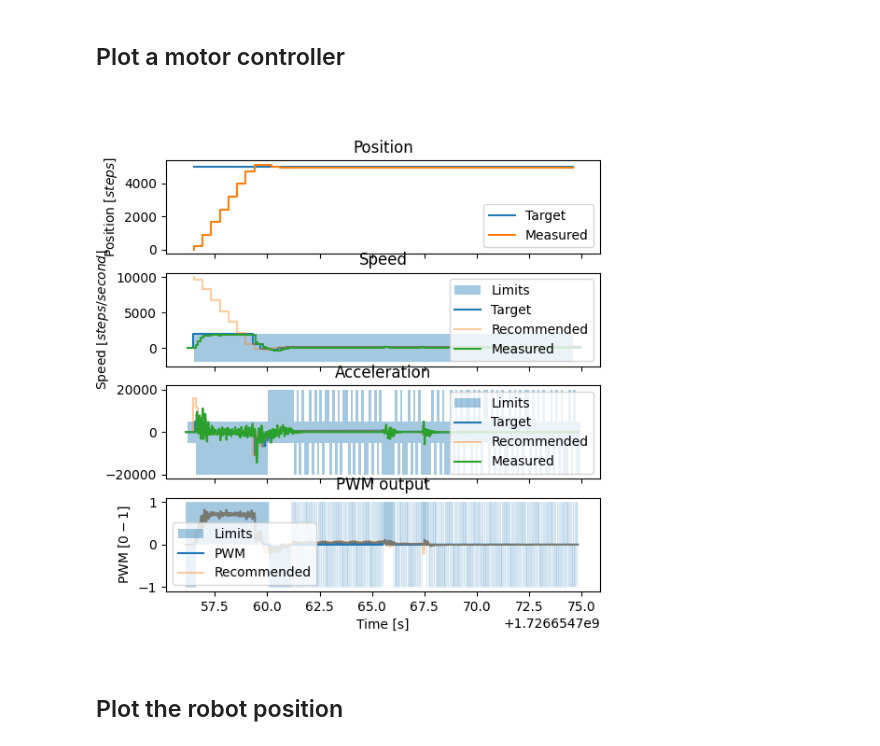
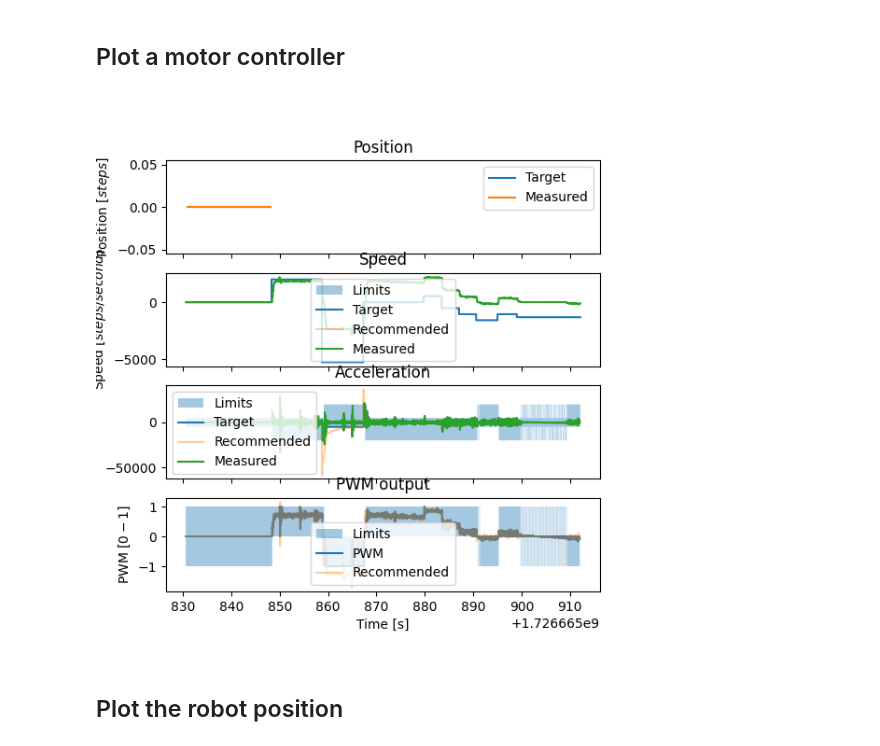
Before and after one commit to jgOhYeah/ECE4191_E43_S2_2024, a Jupyter notebook: main_software/odometry/plot_control.ipynb, the cells around one changed output. Cells and saved outputs as stored; diff of their text form; code cells hidden in the pictures.

```diff
--- a/main_software/odometry/plot_control.ipynb
+++ b/main_software/odometry/plot_control.ipynb
@@ -10,7 +10,8 @@ import numpy as np
 ## Plot a motor controller
 # %%
 # Load data
-log_dir = "test"
+# log_dir = "test"
+log_dir = "left"
 accel_df = pd.read_csv(f"{log_dir}/acceleration.csv")
 speed_df = pd.read_csv(f"{log_dir}/speed.csv")
 pos_df = pd.read_csv(f"{log_dir}/position.csv")
@@ -34,34 +35,34 @@ ax_pwm.set_xlabel("Time [s]")
 ax_pwm.legend()
 # ax_pwm.set_ylim((0,1))
 
 # Plot acceleration
 ax_accel.fill_between(speed_df["Timestamp [s]"].values, speed_df["Limit Min"].values, speed_df["Limit Max"].values, step="pre", alpha=0.4, label="Limits")
 ax_accel.step(accel_df["Timestamp [s]"].values, accel_df["Target"].values, label="Target")
 ax_accel.step(speed_df["Timestamp [s]"].values, speed_df["Last Windup"].values + speed_df["Output"].values, alpha=0.4, label="Recommended")
 ax_accel.step(accel_df["Timestamp [s]"].values, accel_df["Current"].values, label="Measured")
 ax_accel.set_title("Acceleration")
 ax_accel.set_ylabel("Acceleration [$steps / second^2$]")
 ax_accel.legend()
 
 # Plot speed
 ax_speed.fill_between(pos_df["Timestamp [s]"].values, pos_df["Limit Min"].values, pos_df["Limit Max"].values, step="pre", alpha=0.4, label="Limits")
 ax_speed.step(speed_df["Timestamp [s]"].values, speed_df["Target"].values, label="Target")
 ax_speed.step(pos_df["Timestamp [s]"].values, pos_df["Last Windup"].values + pos_df["Output"].values, alpha=0.4, label="Recommended")
 ax_speed.step(speed_df["Timestamp [s]"].values, speed_df["Current"].values, label="Measured")
 ax_speed.set_title("Speed")
 ax_speed.set_ylabel("Speed [$steps / second$]")
 ax_speed.legend()
 
 # Plot position
 ax_position.step(pos_df["Timestamp [s]"].values, pos_df["Target"].values, label="Target")
 ax_position.step(pos_df["Timestamp [s]"].values, pos_df["Current"].values, label="Measured")
 ax_position.set_title("Position")
 ax_position.set_ylabel("Position [$steps$]")
 ax_position.legend()
 
 plt.show()
 # %% [output]
-[figure, old version]
+[figure, new version]
 # %% [markdown]
 ## Plot the robot position
 # %%
```
Also changed, not shown: parts of 1 cell of this notebook, 3 other files.
